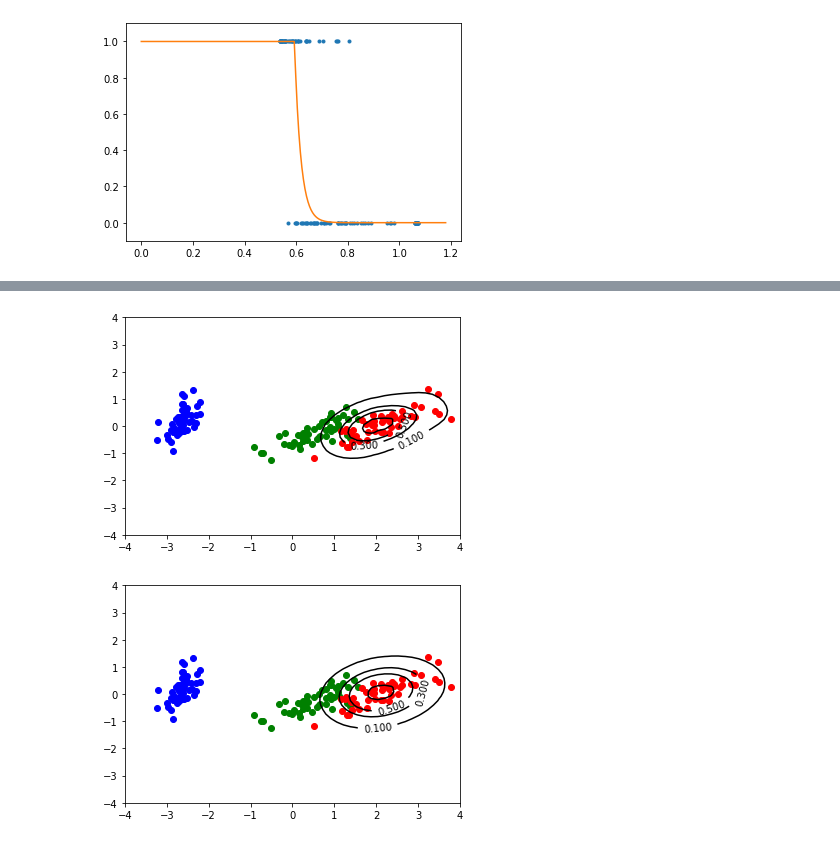
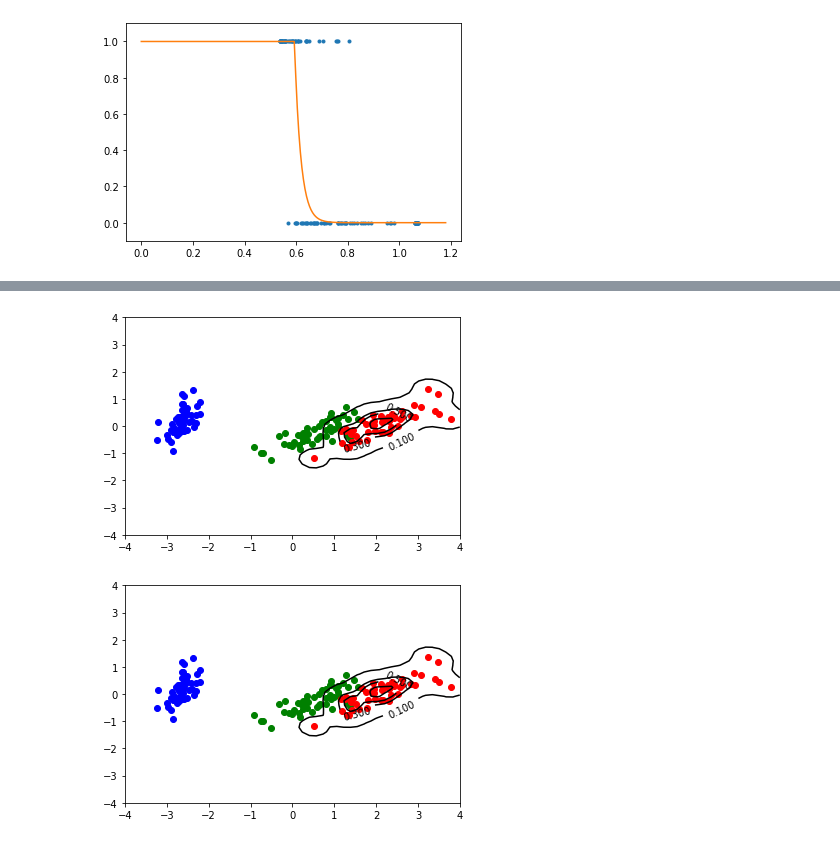
Before and after one commit to ManuelDileo/mulearn, a Jupyter notebook: index.ipynb, the cells around one changed output, grey strips where cells are left out. Saved outputs shown, nothing was run; the diff lists cells and outputs as text; code cells hidden in the pictures.

```diff
--- a/index.ipynb
+++ b/index.ipynb
@@ -91,9 +87,7 @@ fottiti!
 # %%
-#from mulearn import FuzzyInductor
-
-#f = FuzzyInductor()
-#f.fit(iris_values_2d, mu['Iris-virginica'])
-#gr_dataset()
-#gr_membership_contour(f.estimated_membership_)
-#plt.show()
+f = FuzzyInductor()
+f.fit(iris_values_2d, mu['Iris-virginica'])
+gr_dataset()
+gr_membership_contour(f.estimated_membership_)
+plt.show()
 # %% [output]
@@ -168,6 +159,6 @@ from sklearn.model_selection import GridSearchCV
 
 f = FuzzyInductor()
 
-virginica = GridSearchCV(f, param_grid=parameters)
+virginica = GridSearchCV(f, param_grid=parameters, cv=2)
 virginica.fit(iris_values_2d, mu['Iris-virginica'])
 # %% [output]
@@ -189,16 +188,16 @@ gr_dataset()
 gr_membership_contour(virginica.best_estimator_.estimated_membership_)
 plt.show()
 # %% [output]
-[figure, old version]
+[figure, new version]
 # %%
 import pickle
 
-s = pickle.dumps(f)
+saved_estimator = pickle.dumps(virginica.best_estimator_)
 # %%
-ff = pickle.loads(s)
+loaded_estimator = pickle.loads(saved_estimator)
 # %%
 gr_dataset()
-gr_membership_contour(ff.estimated_membership_)
+gr_membership_contour(loaded_estimator.estimated_membership_)
 plt.show()
 # %% [output]
-[figure, old version]
+[figure, new version]
```
Also changed, not shown: parts of 9 cells of this notebook, 10 other files.
